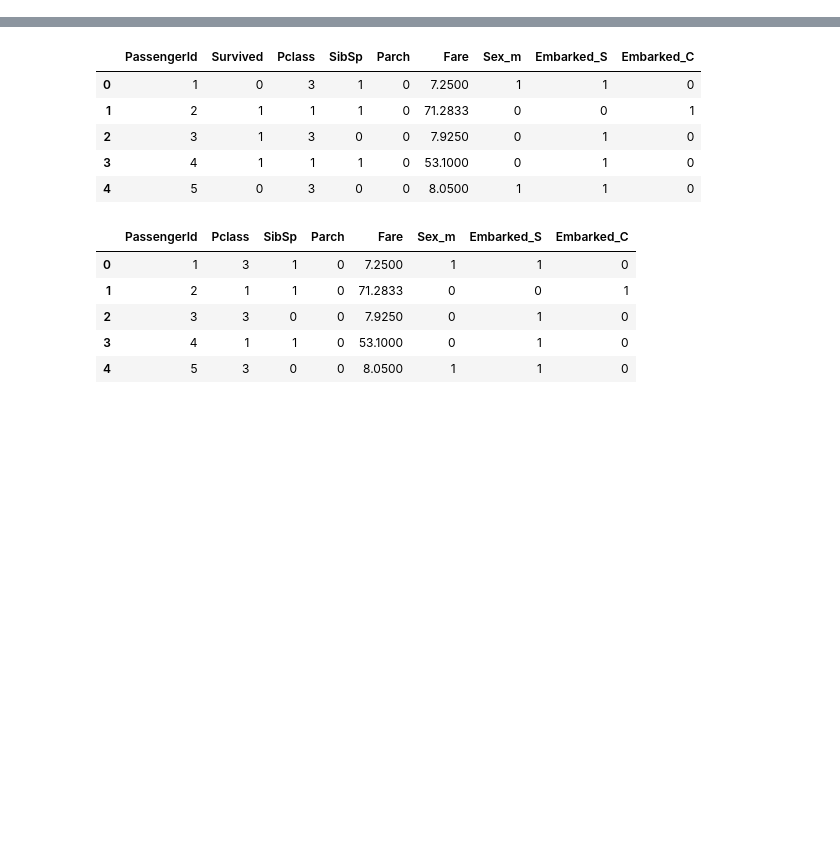
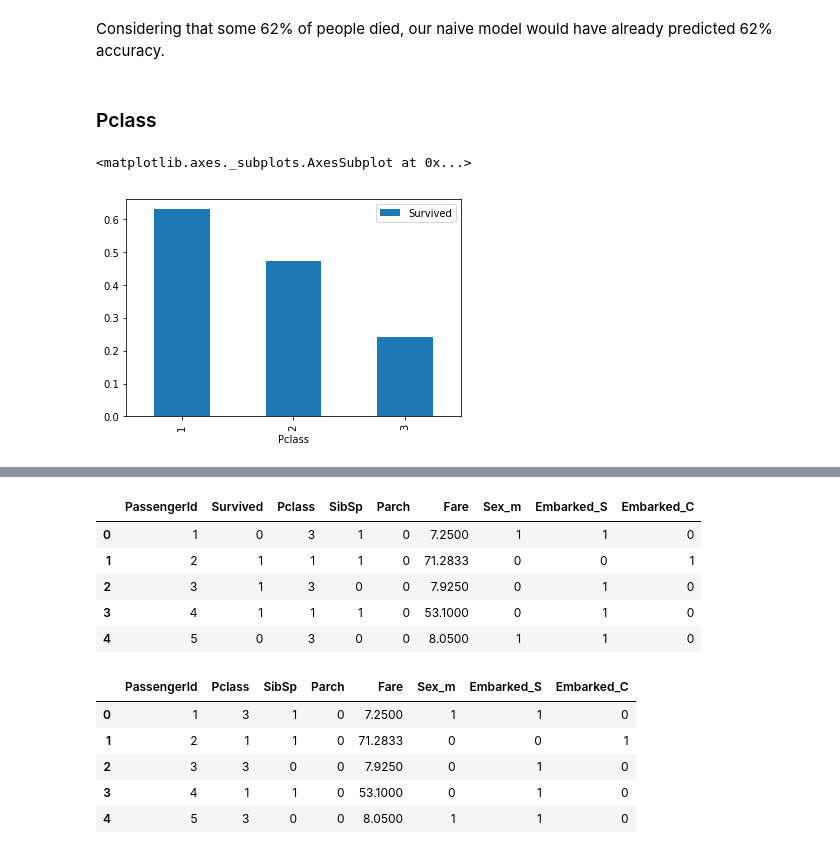
Before and after one commit to ningyuuu/rf-scratch, a Jupyter notebook: titanic.ipynb, the cells around one changed output, grey strips where cells are left out. Cells and saved outputs as stored; diff of their text form; code cells hidden in the pictures; blank space fills up the shorter version.

```diff
--- a/titanic.ipynb
+++ b/titanic.ipynb
@@ -9,0 +118,9 @@ titanic = pd.read_csv('train.csv')
+# %% [markdown]
+Considering that some 62% of people died, our naive model would have already predicted 62% accuracy.
+# %% [markdown]
+### Pclass
+# %%
+titanic.groupby('Pclass')[['Survived']].mean().plot.bar()
+# %% [output]
+<matplotlib.axes._subplots.AxesSubplot at 0x...>
+[figure, added]
```
Also changed, not shown: parts of 90 cells of this notebook.
